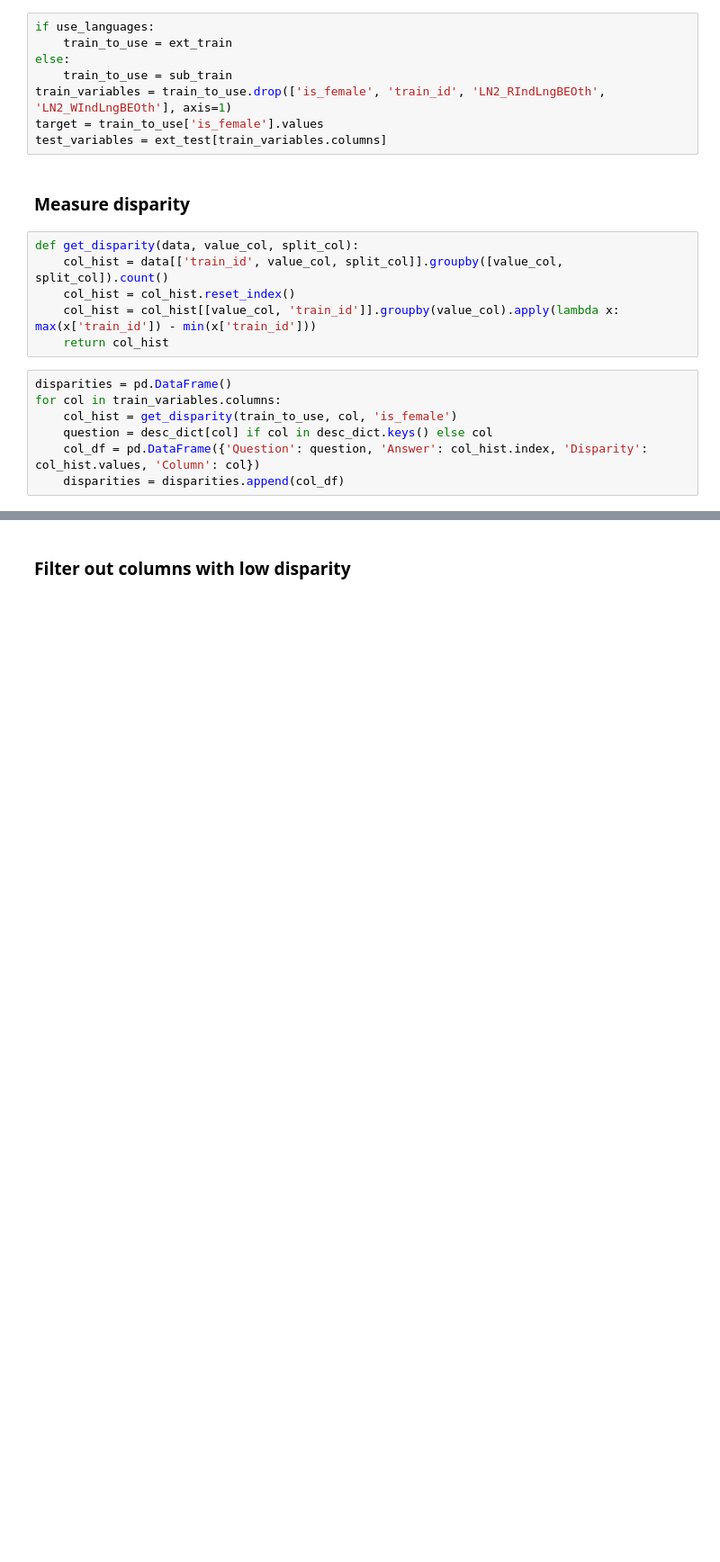
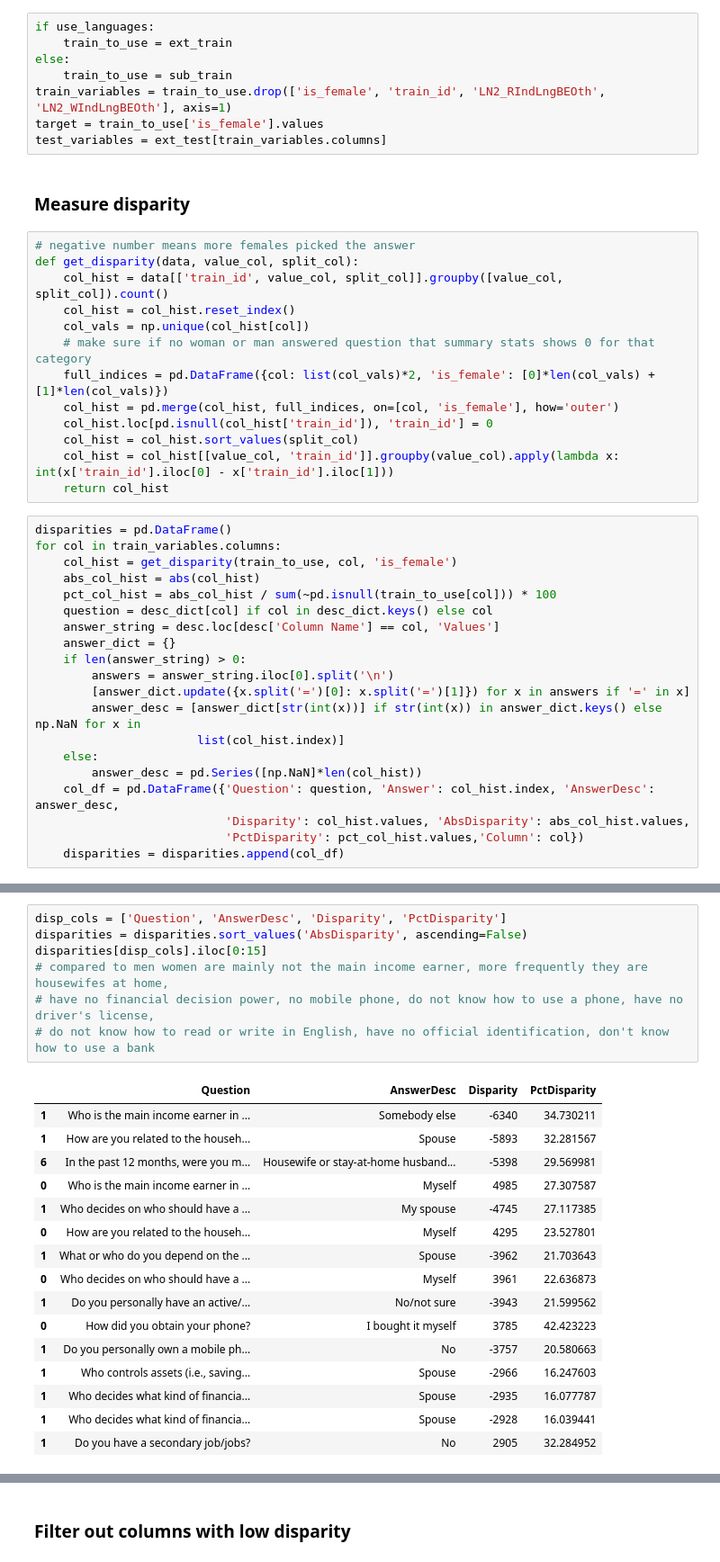
Before and after one commit to saltyporridge/WiDS_2018_Datathon, a Jupyter notebook: WiDS_analysis_final.ipynb, the cells around one changed output, grey strips where cells are left out. Shown at 90% size. Drawn from its saved outputs; the diff is of its cells as text; blank space fills up the shorter version.

```diff
--- a/WiDS_analysis_final.ipynb
+++ b/WiDS_analysis_final.ipynb
@@ -141,16 +124,36 @@ target = train_to_use['is_female'].values
 test_variables = ext_test[train_variables.columns]
 # %% [markdown]
 ### Measure disparity
-# %%
-def get_disparity(data, value_col, split_col):
-    col_hist = data[['train_id', value_col, split_col]].groupby([value_col, split_col]).count()
-    col_hist = col_hist.reset_index()
-    col_hist = col_hist[[value_col, 'train_id']].groupby(value_col).apply(lambda x: max(x['train_id']) - min(x['train_id']))
-    return col_hist
+# %%
+# negative number means more females picked the answer
+def get_disparity(data, value_col, split_col):
+    col_hist = data[['train_id', value_col, split_col]].groupby([value_col, split_col]).count()
+    col_hist = col_hist.reset_index()
+    col_vals = np.unique(col_hist[col])
+    # make sure if no woman or man answered question that summary stats shows 0 for that category
+    full_indices = pd.DataFrame({col: list(col_vals)*2, 'is_female': [0]*len(col_vals) + [1]*len(col_vals)})
+    col_hist = pd.merge(col_hist, full_indices, on=[col, 'is_female'], how='outer')
+    col_hist.loc[pd.isnull(col_hist['train_id']), 'train_id'] = 0
+    col_hist = col_hist.sort_values(split_col)
+    col_hist = col_hist[[value_col, 'train_id']].groupby(value_col).apply(lambda x: int(x['train_id'].iloc[0] - x['train_id'].iloc[1]))
+    return col_hist
 # %%
 disparities = pd.DataFrame()
 for col in train_variables.columns:
     col_hist = get_disparity(train_to_use, col, 'is_female')
+    abs_col_hist = abs(col_hist)
+    pct_col_hist = abs_col_hist / sum(~pd.isnull(train_to_use[col])) * 100
     question = desc_dict[col] if col in desc_dict.keys() else col
-    col_df = pd.DataFrame({'Question': question, 'Answer': col_hist.index, 'Disparity': col_hist.values, 'Column': col})
+    answer_string = desc.loc[desc['Column Name'] == col, 'Values']
+    answer_dict = {}
+    if len(answer_string) > 0:
+        answers = answer_string.iloc[0].split('\n')
+        [answer_dict.update({x.split('=')[0]: x.split('=')[1]}) for x in answers if '=' in x]
+        answer_desc = [answer_dict[str(int(x))] if str(int(x)) in answer_dict.keys() else np.NaN for x in
+                       list(col_hist.index)]
+    else:
+        answer_desc = pd.Series([np.NaN]*len(col_hist))
+    col_df = pd.DataFrame({'Question': question, 'Answer': col_hist.index, 'AnswerDesc': answer_desc,
+                           'Disparity': col_hist.values, 'AbsDisparity': abs_col_hist.values,
+                           'PctDisparity': pct_col_hist.values,'Column': col})
     disparities = disparities.append(col_df)
@@ -171 +160,25 @@ disparities.sort_values('Disparity', ascending=False).head(10)
+# %%
+disp_cols = ['Question', 'AnswerDesc', 'Disparity', 'PctDisparity']
+disparities = disparities.sort_values('AbsDisparity', ascending=False)
+disparities[disp_cols].iloc[0:15]
+# compared to men women are mainly not the main income earner, more frequently they are housewifes at home,
+# have no financial decision power, no mobile phone, do not know how to use a phone, have no driver's license,
+# do not know how to read or write in English, have no official identification, don't know how to use a bank
+# %% [output]
+|  | Question | AnswerDesc | Disparity | PctDisparity |
+| 1 | Who is the main income earner in ... | Somebody else | -6340 | 34.730211 |
+| 1 | How are you related to the househ... | Spouse | -5893 | 32.281567 |
+| 6 | In the past 12 months, were you m... | Housewife or stay-at-home husband... | -5398 | 29.569981 |
+| 0 | Who is the main income earner in ... | Myself | 4985 | 27.307587 |
+| 1 | Who decides on who should have a ... | My spouse | -4745 | 27.117385 |
+| 0 | How are you related to the househ... | Myself | 4295 | 23.527801 |
+| 1 | What or who do you depend on the ... | Spouse | -3962 | 21.703643 |
+| 0 | Who decides on who should have a ... | Myself | 3961 | 22.636873 |
+| 1 | Do you personally have an active/... | No/not sure | -3943 | 21.599562 |
+| 0 | How did you obtain your phone? | I bought it myself | 3785 | 42.423223 |
+| 1 | Do you personally own a mobile ph... | No | -3757 | 20.580663 |
+| 1 | Who controls assets (i.e., saving... | Spouse | -2966 | 16.247603 |
+| 1 | Who decides what kind of financia... | Spouse | -2935 | 16.077787 |
+| 1 | Who decides what kind of financia... | Spouse | -2928 | 16.039441 |
+| 1 | Do you have a secondary job/jobs? | No | 2905 | 32.284952 |
 # %%
```
Also changed, not shown: parts of 18 cells of this notebook, 1 other file.
